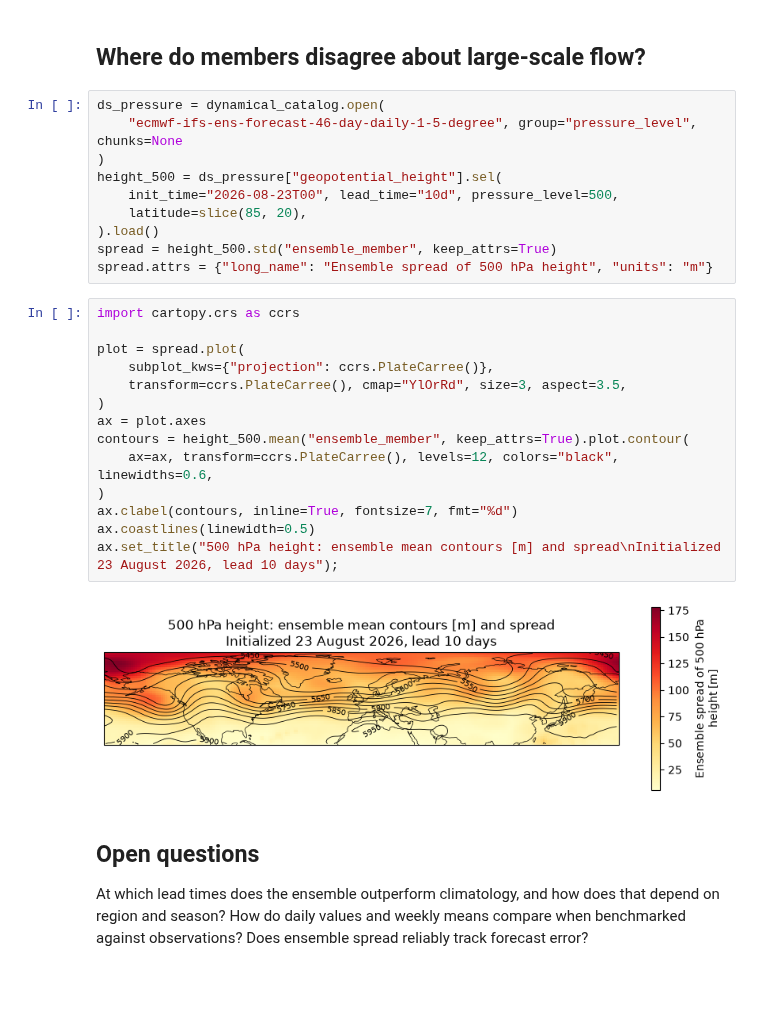
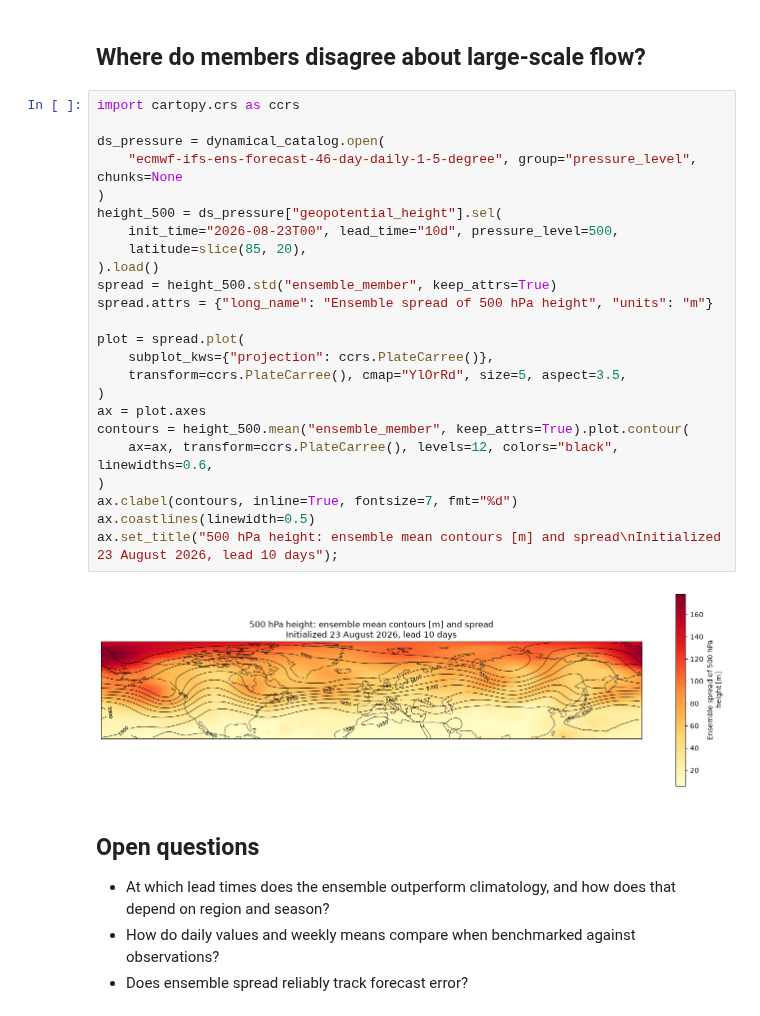
Before and after one commit to dynamical-org/notebooks, a Jupyter notebook: ecmwf-ifs-ens-forecast-46-day-daily-1-5-degree.ipynb, the cells around one changed output. Drawn from its saved outputs; the diff is of its cells as text; blank space fills up the shorter version.

```diff
--- a/ecmwf-ifs-ens-forecast-46-day-daily-1-5-degree.ipynb
+++ b/ecmwf-ifs-ens-forecast-46-day-daily-1-5-degree.ipynb
@@ -75,32 +76,34 @@ plt.title("Bordeaux, initialized 1 June 2026");
 # %% [markdown]
 ## Where do members disagree about large-scale flow?
 # %%
+import cartopy.crs as ccrs
+
 ds_pressure = dynamical_catalog.open(
     "ecmwf-ifs-ens-forecast-46-day-daily-1-5-degree", group="pressure_level", chunks=None
 )
 height_500 = ds_pressure["geopotential_height"].sel(
     init_time="2026-08-23T00", lead_time="10d", pressure_level=500,
     latitude=slice(85, 20),
 ).load()
 spread = height_500.std("ensemble_member", keep_attrs=True)
 spread.attrs = {"long_name": "Ensemble spread of 500 hPa height", "units": "m"}
+
+plot = spread.plot(
+    subplot_kws={"projection": ccrs.PlateCarree()},
+    transform=ccrs.PlateCarree(), cmap="YlOrRd", size=5, aspect=3.5,
+)
+ax = plot.axes
+contours = height_500.mean("ensemble_member", keep_attrs=True).plot.contour(
+    ax=ax, transform=ccrs.PlateCarree(), levels=12, colors="black", linewidths=0.6,
+)
+ax.clabel(contours, inline=True, fontsize=7, fmt="%d")
+ax.coastlines(linewidth=0.5)
+ax.set_title("500 hPa height: ensemble mean contours [m] and spread\nInitialized 23 August 2026, lead 10 days");
+# %% [output]
+[figure, added]
-# %%
-import cartopy.crs as ccrs
-
-plot = spread.plot(
-    subplot_kws={"projection": ccrs.PlateCarree()},
-    transform=ccrs.PlateCarree(), cmap="YlOrRd", size=3, aspect=3.5,
-)
-ax = plot.axes
-contours = height_500.mean("ensemble_member", keep_attrs=True).plot.contour(
-    ax=ax, transform=ccrs.PlateCarree(), levels=12, colors="black", linewidths=0.6,
-)
-ax.clabel(contours, inline=True, fontsize=7, fmt="%d")
-ax.coastlines(linewidth=0.5)
-ax.set_title("500 hPa height: ensemble mean contours [m] and spread\nInitialized 23 August 2026, lead 10 days");
-# %% [output]
-[figure, removed]
 # %% [markdown]
 ## Open questions
 
-At which lead times does the ensemble outperform climatology, and how does that depend on region and season? How do daily values and weekly means compare when benchmarked against observations? Does ensemble spread reliably track forecast error?
+- At which lead times does the ensemble outperform climatology, and how does that depend on region and season?
+- How do daily values and weekly means compare when benchmarked against observations?
+- Does ensemble spread reliably track forecast error?
```
Also changed, not shown: parts of 2 cells of this notebook.
